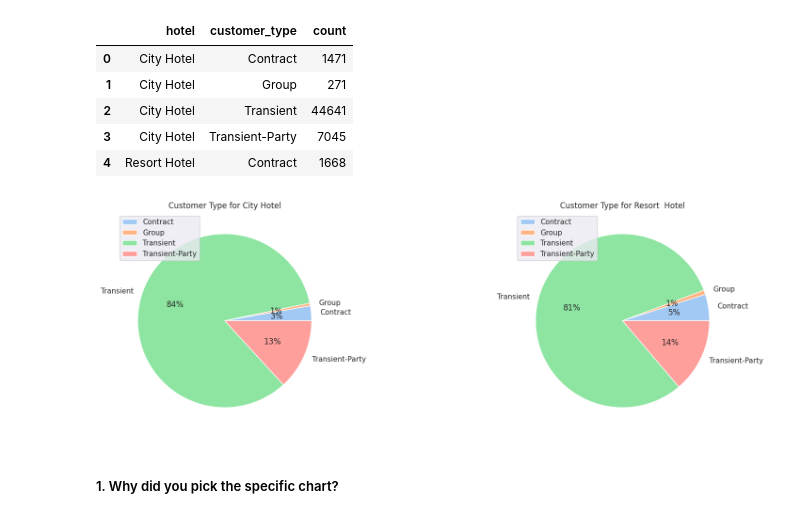
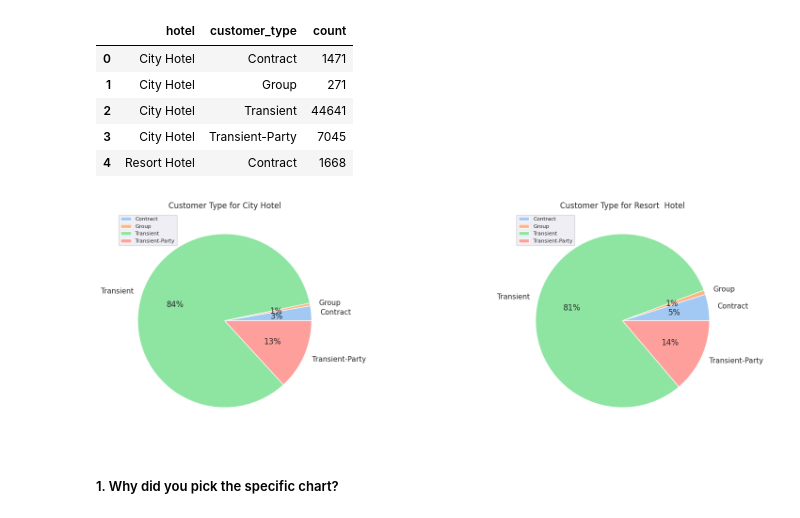
Before and after one commit to Bhushan0097/01.-CAPSTONE-PROJECT----Hotel-Bookings.csv, a Jupyter notebook: 01_Capstone_Project_EDA_HotelBooking.ipynb, the cells around one changed output. Cells and saved outputs as stored; diff of their text form; code cells hidden in the pictures.

```diff
--- a/01_Capstone_Project_EDA_HotelBooking.ipynb
+++ b/01_Capstone_Project_EDA_HotelBooking.ipynb
@@ -1716,25 +1746,25 @@ data2 = customer_type_data[customer_type_data["hotel"]=='Resort Hotel']
 # %%
 # Chart - 13 visualization code
 
 plt.figure(figsize=(20,6))
 plt.tight_layout(pad=10.0)
 # define Seaborn color palette to use
 color = sns.color_palette("pastel")
 
 # Year 2015- 16
 plt.subplot(1, 2, 1)
 plt.pie(data1['count'], labels=data1['customer_type'], colors=color, autopct='%.0f%%')
 plt.title("Customer Type for City Hotel")
-plt.legend(loc='upper left')
+plt.legend(loc='upper left', fontsize="8")
 
 # Year 2016- 17
 plt.subplot(1, 2, 2)
 plt.pie(data2['count'], labels=data2['customer_type'], colors=color, autopct='%.0f%%')
 plt.title("Customer Type for Resort  Hotel")
-plt.legend(loc='upper left')
+plt.legend(loc='upper left', fontsize="8")
 plt.show()
 # %% [output]
-[figure, old version]
+[figure, new version]
 # %% [markdown]
 ##### 1. Why did you pick the specific chart?
 # %% [markdown]
```
Also changed, not shown: parts of 15 cells of this notebook.
